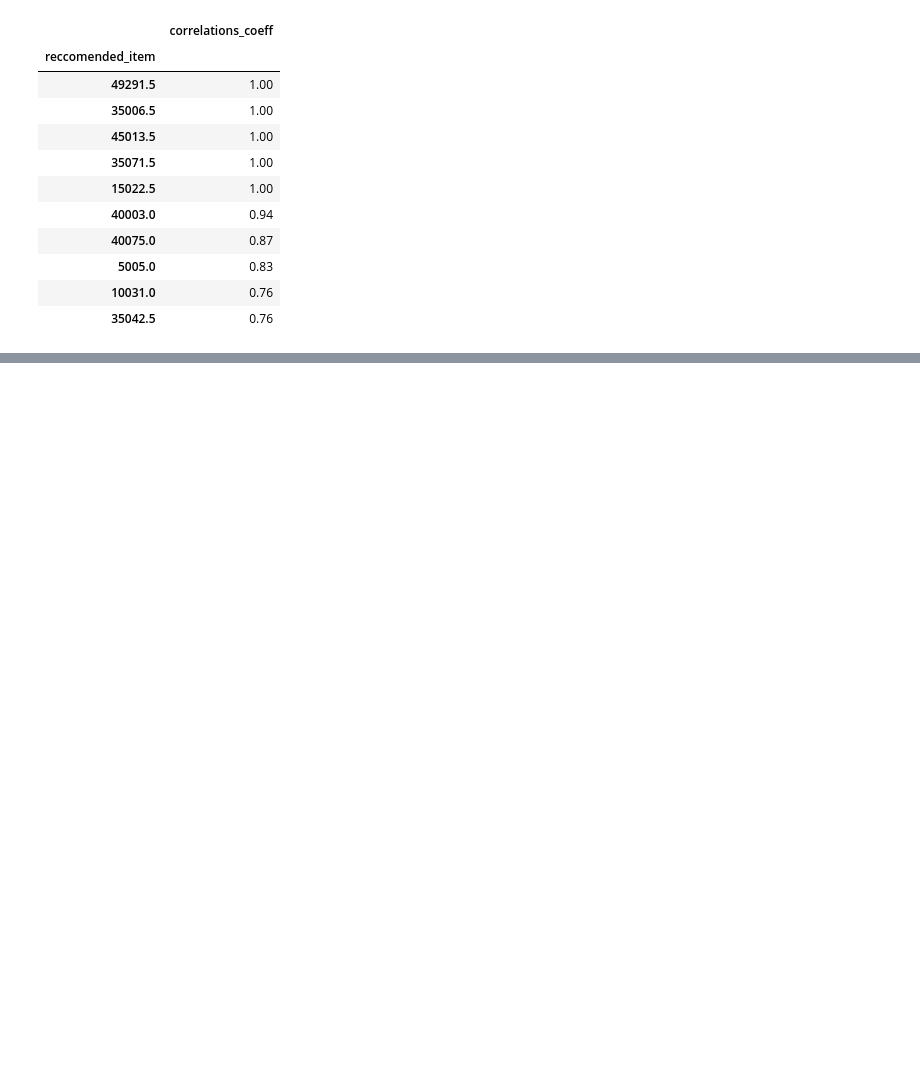
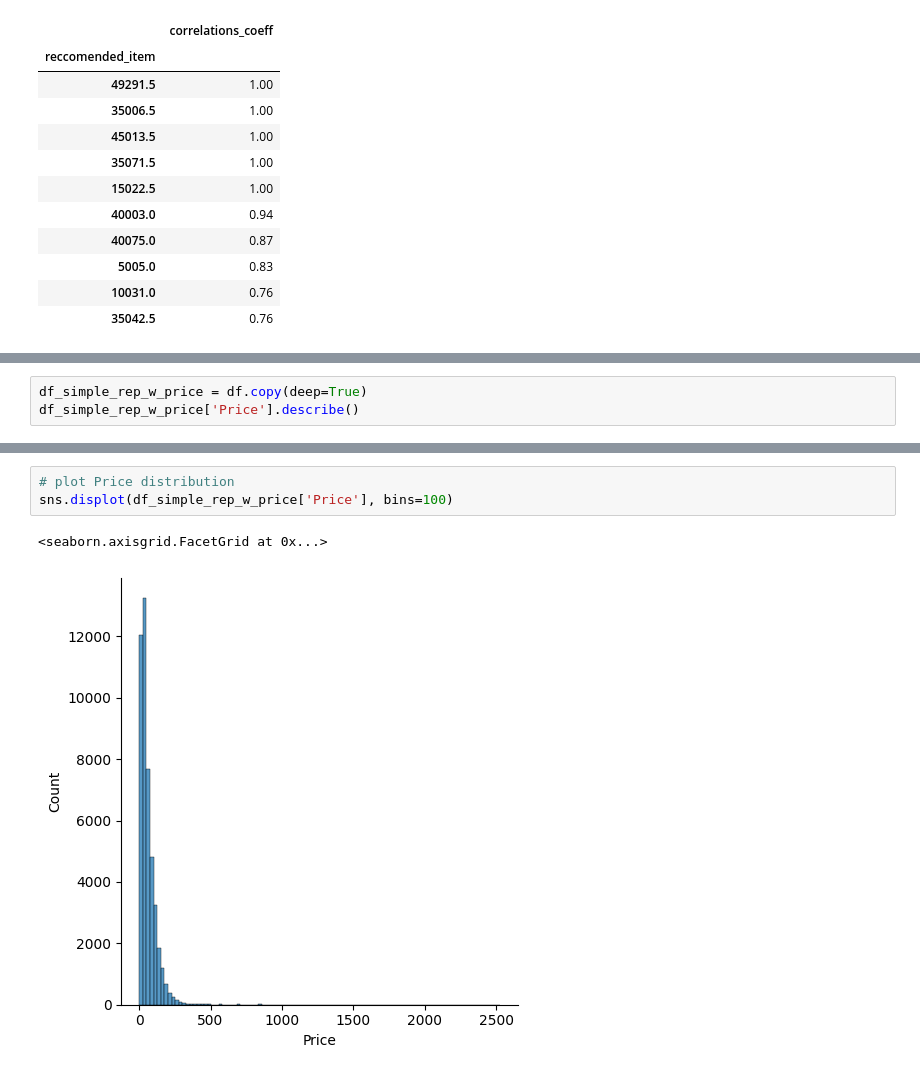
Before and after one commit to Folongton/Recommendation_Engine, a Jupyter notebook: Recommendation_System.ipynb, the cells around one changed output, grey strips where cells are left out. Cells and saved outputs as stored; diff of their text form; blank space fills up the shorter version.

```diff
--- a/Recommendation_System.ipynb
+++ b/Recommendation_System.ipynb
@@ -163,0 +191,3 @@ df_simpl_rec_final.loc[('00084856','49291.5')].head(10)
+# %%
+df_simple_rep_w_price = df.copy(deep=True)
+df_simple_rep_w_price['Price'].describe()
@@ -163,0 +204,6 @@ df_simpl_rec_final.loc[('00084856','49291.5')].head(10)
+# %%
+# plot Price distribution
+sns.displot(df_simple_rep_w_price['Price'], bins=100)
+# %% [output]
+<seaborn.axisgrid.FacetGrid at 0x...>
+[figure, added]
```
Also changed, not shown: parts of 28 cells of this notebook.
